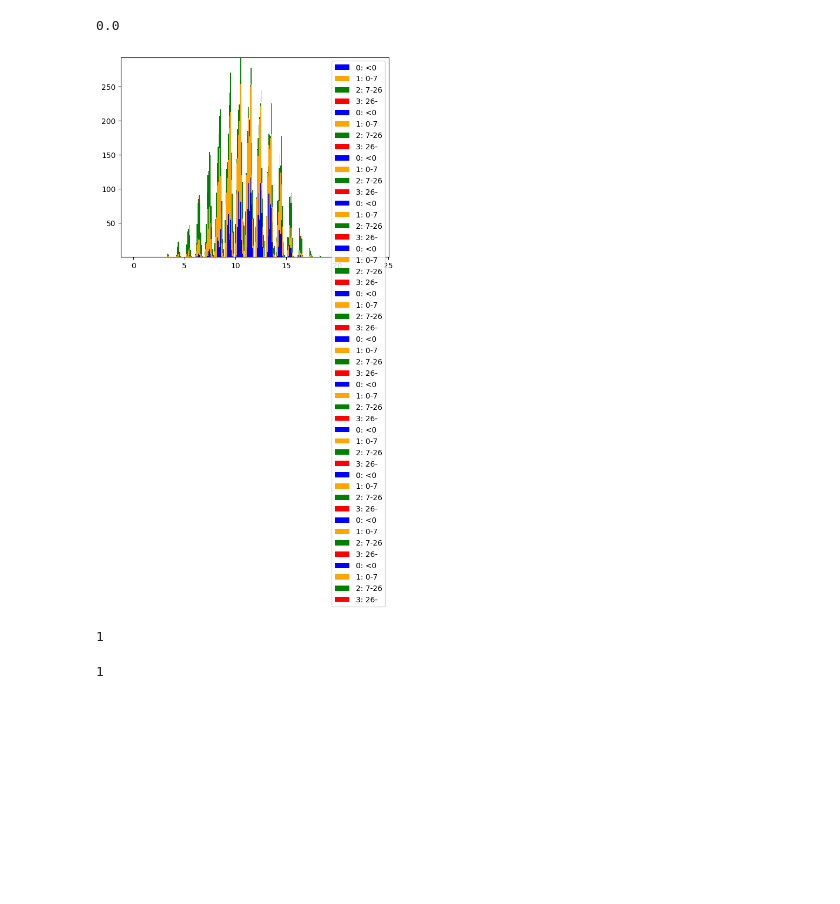
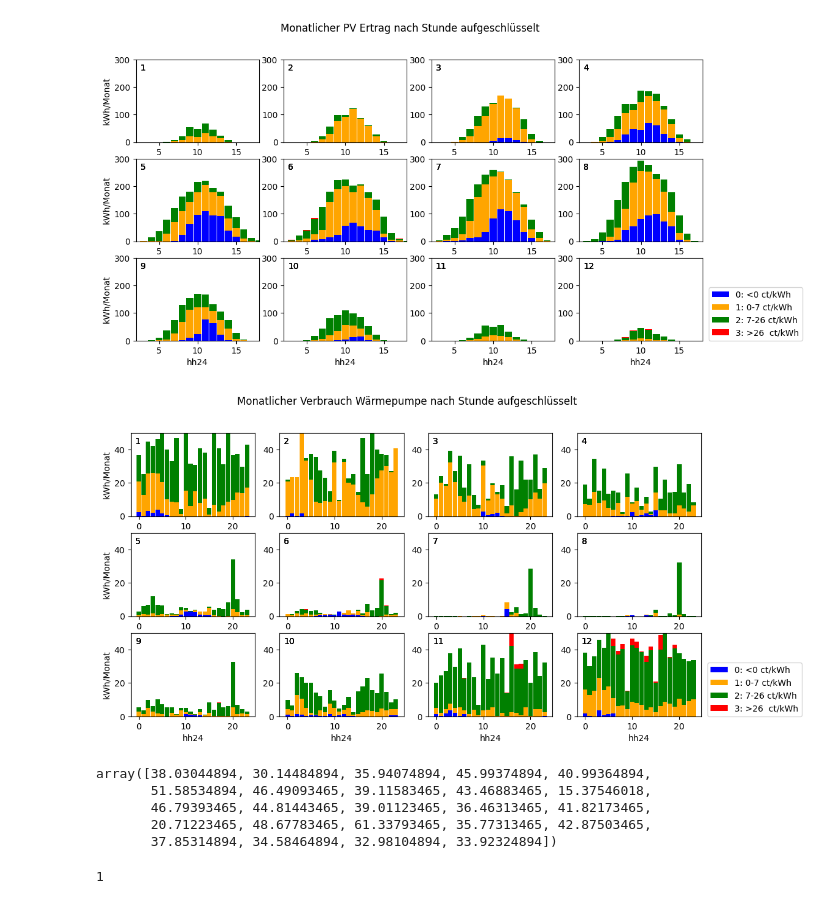
Before and after one commit to strubbi77/breisgauwind, a Jupyter notebook: Stromwert_IK8.ipynb, the cells around one changed output. Drawn from its saved outputs; the diff is of its cells as text; code cells hidden in the pictures; blank space fills up the shorter version.

```diff
--- a/Stromwert_IK8.ipynb
+++ b/Stromwert_IK8.ipynb
@@ -156,6 +156,6 @@ preis_menge['EUR WP']   = preis_menge['WP']* preis_menge['DE-LU Day Ahead EUR/MW
 preis_menge['EUR Haus'] = preis_menge['Haus']* preis_menge['DE-LU Day Ahead EUR/MWh']/1000000
 preis_menge['EUR PV']   = preis_menge['PV']* preis_menge['DE-LU Day Ahead EUR/MWh']  /1000000
 pm_cat=preis_menge['DE-LU Day Ahead EUR/MWh']
-preis_menge['+-']=(np.where(pm_cat<0,'0: <0',np.where(pm_cat<70,'1: 0-7',np.where(pm_cat<260,'2: 7-26','3: 26-'))))
+preis_menge['+-']=(np.where(pm_cat<0,'0: <0 ct/kWh',np.where(pm_cat<70,'1: 0-7 ct/kWh',np.where(pm_cat<260,'2: 7-26 ct/kWh','3: >26  ct/kWh'))))
 print(cnt)
 # %% [output]
@@ -298,42 +303,88 @@ plt.style.use('default')
 # %%
 from mpl_toolkits.mplot3d import axes3d
 # %%
-pm_pv.loc[1,0]['PV 2: 7-26']
+fig=plt.figure(figsize=(12,6))
+fig.tight_layout()
+#, axs = plt.subplots(2,3)
+
+st = fig.suptitle("Monatlicher PV Ertrag nach Stunde aufgeschlüsselt")
+
+bar_colors = ['blue','orange','green','red']
+f=0
+hh_cat=pm_pv.index.levels[1]
+multiplier = 0
+width=1/(len(pm_pv.index.levels[0])+1)*12
+for monat in pm_pv.index.levels[0]:
+    ax=fig.add_subplot(3,4,monat)
+
+    bottom=np.zeros(len(hh_cat))
+    for cur in sorted(preis_menge['+-'].unique()):
+        col=bar_colors[f%4]
+        f+=1
+        s=[]
+        for hh24 in hh_cat:
+            s=s+[pm_pv.loc[monat,hh24]['PV '+cur]]
+        #offset=width*multiplier
+        x=ax.bar(hh_cat, s, width, bottom=bottom, label=cur, color=col)
+        ax.set_ylim([0,300])
+        ax.set_xlim([2,18])
+        #ax.set_title('{}'.format(monat))
+        bottom+=s
+        ax.annotate('{}'.format(monat),xy=(0,1), xycoords='axes fraction',xytext=(+0.5, -0.5), textcoords='offset fontsize',fontsize='medium', verticalalignment='top')
+        if monat%4==1:
+            plt.ylabel('kWh/Monat')
+        plt.xlabel('hh24')
+
+    multiplier += 1
+ax.legend(bbox_to_anchor=(1.05, 0), loc='lower left', borderaxespad=0.)
+
+plt.show()
 # %% [output]
-0.0
+[figure, added]
 # %%
-fig, ax6 = plt.subplots()
-# Juni hh01-hh24 in 4 Kats wie oben
+fig=plt.figure(figsize=(12,6))
+fig.tight_layout()
+st = fig.suptitle("Monatlicher Verbrauch Wärmepumpe nach Stunde aufgeschlüsselt")
+#, axs = plt.subplots(2,3)
 
 bar_colors = ['blue','orange','green','red']
 f=0
 hh_cat=pm_pv.index.levels[1]
 multiplier = 0
-width=1/(len(pm_pv.index.levels[0])+1)
+width=1/(len(pm_pv.index.levels[0])+1)*12
 for monat in pm_pv.index.levels[0]:
+    ax=fig.add_subplot(3,4,monat)
+
     bottom=np.zeros(len(hh_cat))
     for cur in sorted(preis_menge['+-'].unique()):
         col=bar_colors[f%4]
         f+=1
         s=[]
         for hh24 in hh_cat:
-            s=s+[pm_pv.loc[monat,hh24]['PV '+cur]]
-        offset=width*multiplier
-        x=ax6.bar(cats+offset, s, width, bottom=bottom, label=cur, color=col)
+            s=s+[pm_pv.loc[monat,hh24]['WP '+cur]]
+        #offset=width*multiplier
+        x=ax.bar(hh_cat, s, width, bottom=bottom, label=cur, color=col)
+        ax.set_ylim([0,50])
+        #ax.set_xlim([2,18])
+        ax.annotate('{}'.format(monat),xy=(0,1), xycoords='axes fraction',xytext=(+0.5, -0.5), textcoords='offset fontsize',fontsize='medium', verticalalignment='top')
+        if monat%4==1:
+            plt.ylabel('kWh/Monat')
+        plt.xlabel('hh24')
         bottom+=s
     multiplier += 1
-    #break
-
-ax6.legend(loc='upper right')
+#fig.legend(loc='outside upper right')
+ax.legend(bbox_to_anchor=(1.05, 0), loc='lower left', borderaxespad=0.)
 plt.show()
-#y_pos=np.arange(len(x_axis_labels))
-#ax6.bar(y_pos + 0, y_axis_values)
 # %% [output]
-[figure, old version]
+[figure, new version]
 # %%
-f%4
+bottom
 # %% [output]
-1
+array([38.03044894, 30.14484894, 35.94074894, 45.99374894, 40.99364894,
+       51.58534894, 46.49093465, 39.11583465, 43.46883465, 15.37546018,
+       46.79393465, 44.81443465, 39.01123465, 36.46313465, 41.82173465,
+       20.71223465, 48.67783465, 61.33793465, 35.77313465, 42.87503465,
+       37.85314894, 34.58464894, 32.98104894, 33.92324894])
 # %%
 f
 # %% [output]
```
Also changed, not shown: parts of 2 cells of this notebook.
